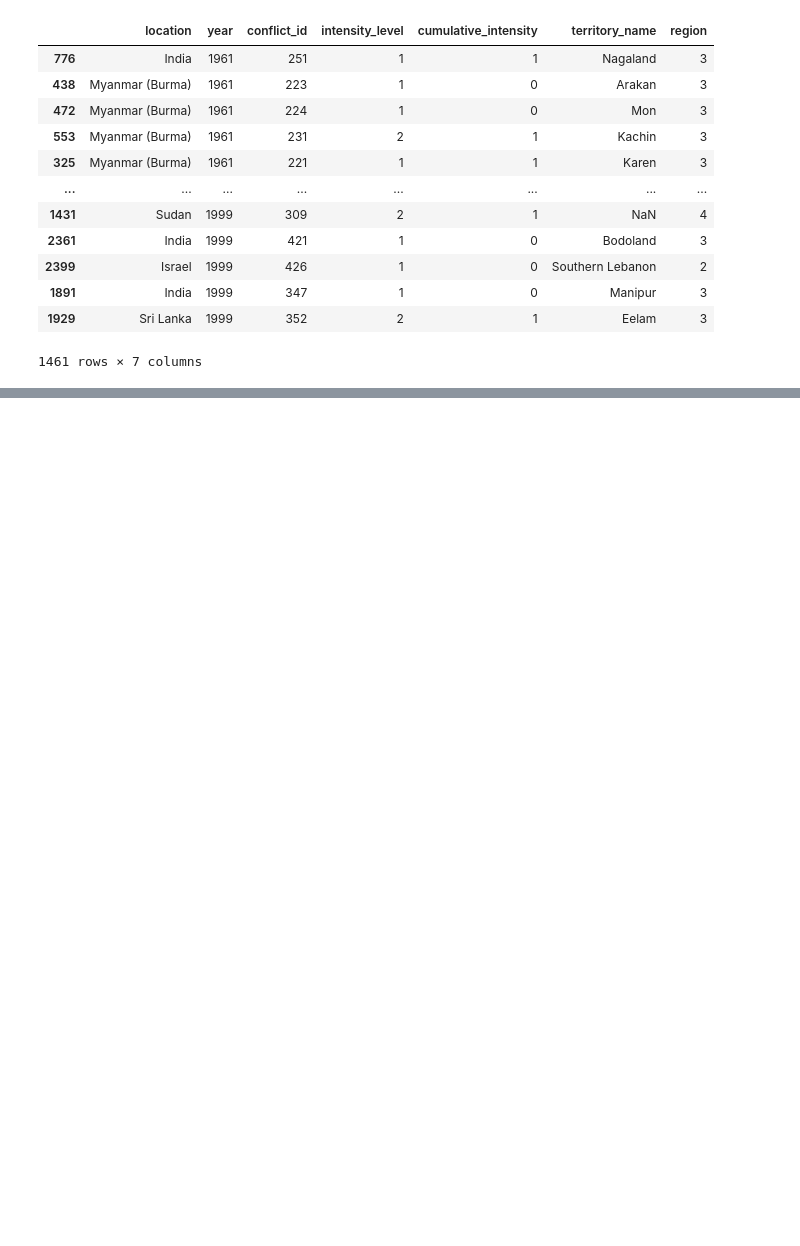
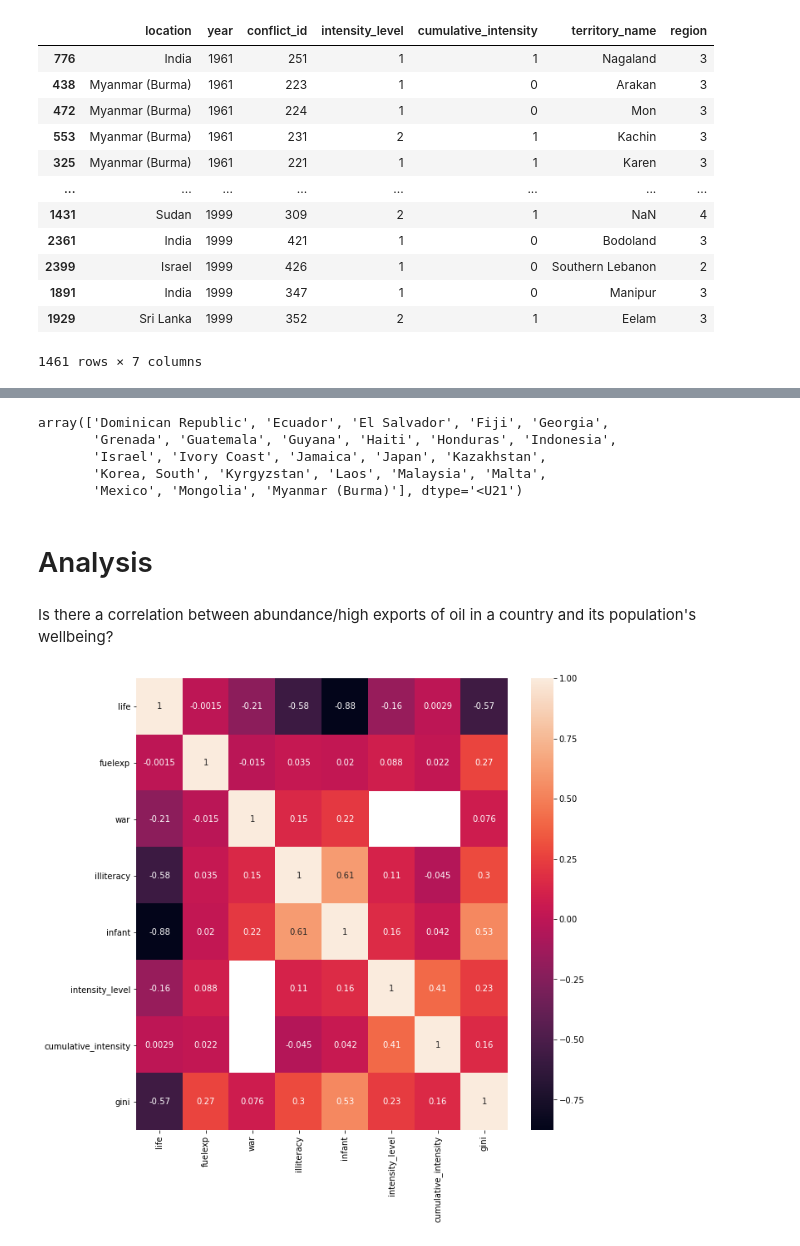
Before and after one commit to epfl-ada/ada-2020-project-milestone-p3-p3_limonada, a Jupyter notebook: creative_extension.ipynb, the cells around one changed output, grey strips where cells are left out. Drawn from its saved outputs; the diff is of its cells as text; code cells hidden in the pictures; blank space fills up the shorter version.

```diff
--- a/creative_extension.ipynb
+++ b/creative_extension.ipynb
@@ -630,0 +704,2 @@ joined
+# %%
+ineq_gini.rename(columns = {"value" : "gini"}, inplace=True)
@@ -630,0 +764,2 @@ joined
+# %%
+ineq_gini.country = [ineq_rename.get(c, c) for c in ineq_gini.country]
@@ -630,0 +786,26 @@ joined
+# %%
+np.setdiff1d(y, x)[26:50]
+# %% [output]
+array(['Dominican Republic', 'Ecuador', 'El Salvador', 'Fiji', 'Georgia',
+       'Grenada', 'Guatemala', 'Guyana', 'Haiti', 'Honduras', 'Indonesia',
+       'Israel', 'Ivory Coast', 'Jamaica', 'Japan', 'Kazakhstan',
+       'Korea, South', 'Kyrgyzstan', 'Laos', 'Malaysia', 'Malta',
+       'Mexico', 'Mongolia', 'Myanmar (Burma)'], dtype='<U21')
+# %%
+final_df = joined.merge(ineq_gini, how='left', on=["country", "year"])
+# %%
+for country in country2region:
+    idx = final_df[final_df["country"] == country].index
+    final_df.loc[idx, "gini"] = ineq_gini[ineq_gini["country"] == country2region[country]].gini
+# %% [markdown]
+# Analysis
+# %% [markdown]
+Is there a correlation between abundance/high exports of oil in a country and its population's wellbeing?
+# %%
+plt.figure(figsize=(10,10))
+wellbeing_features = ["life", "fuelexp", "war", "illiteracy", "infant", "intensity_level", "cumulative_intensity", "gini"]
+corrMatrix = final_df[wellbeing_features].corr()
+sns.heatmap(corrMatrix, annot=True)
+plt.show()
+# %% [output]
+[figure, added]
```
Also changed, not shown: parts of 21 cells of this notebook, 2 other files.
